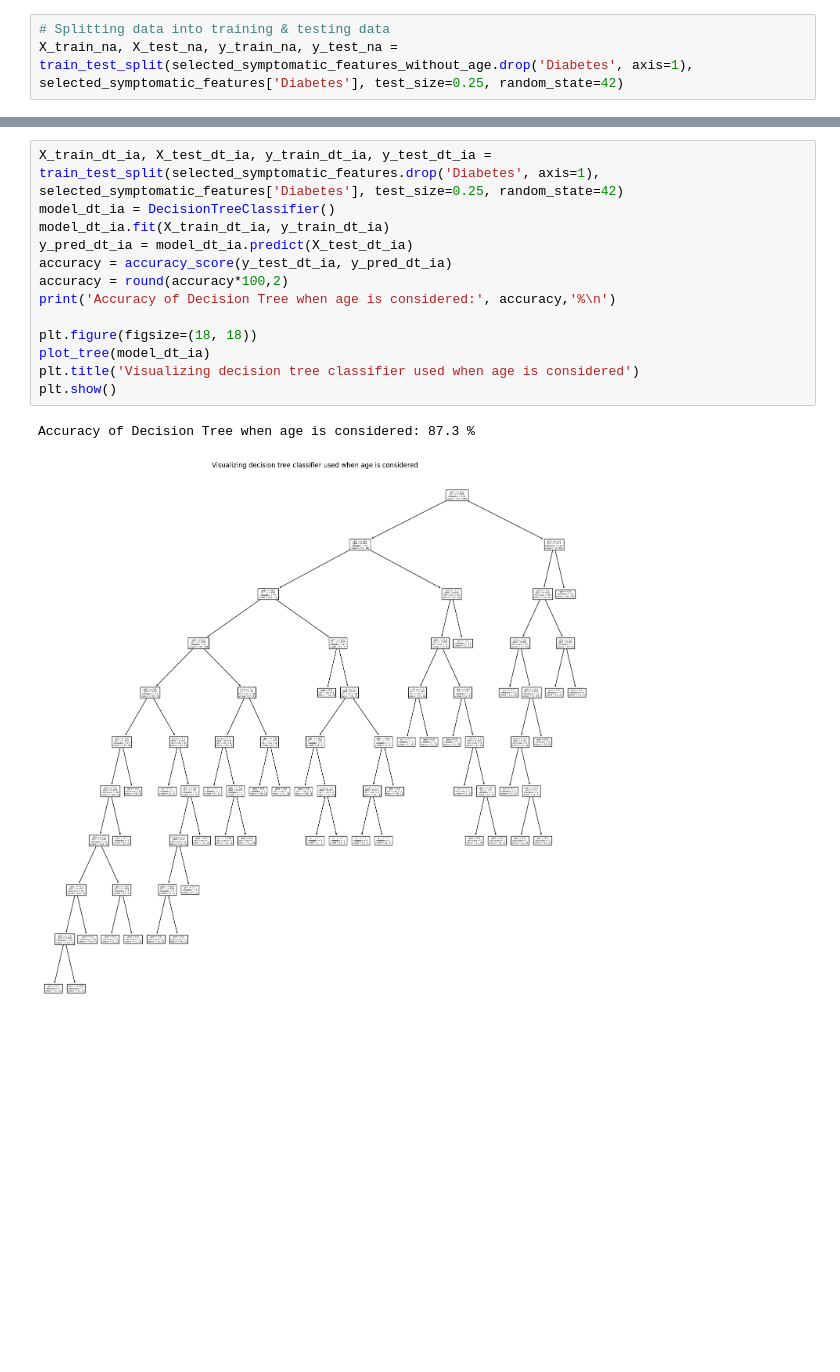
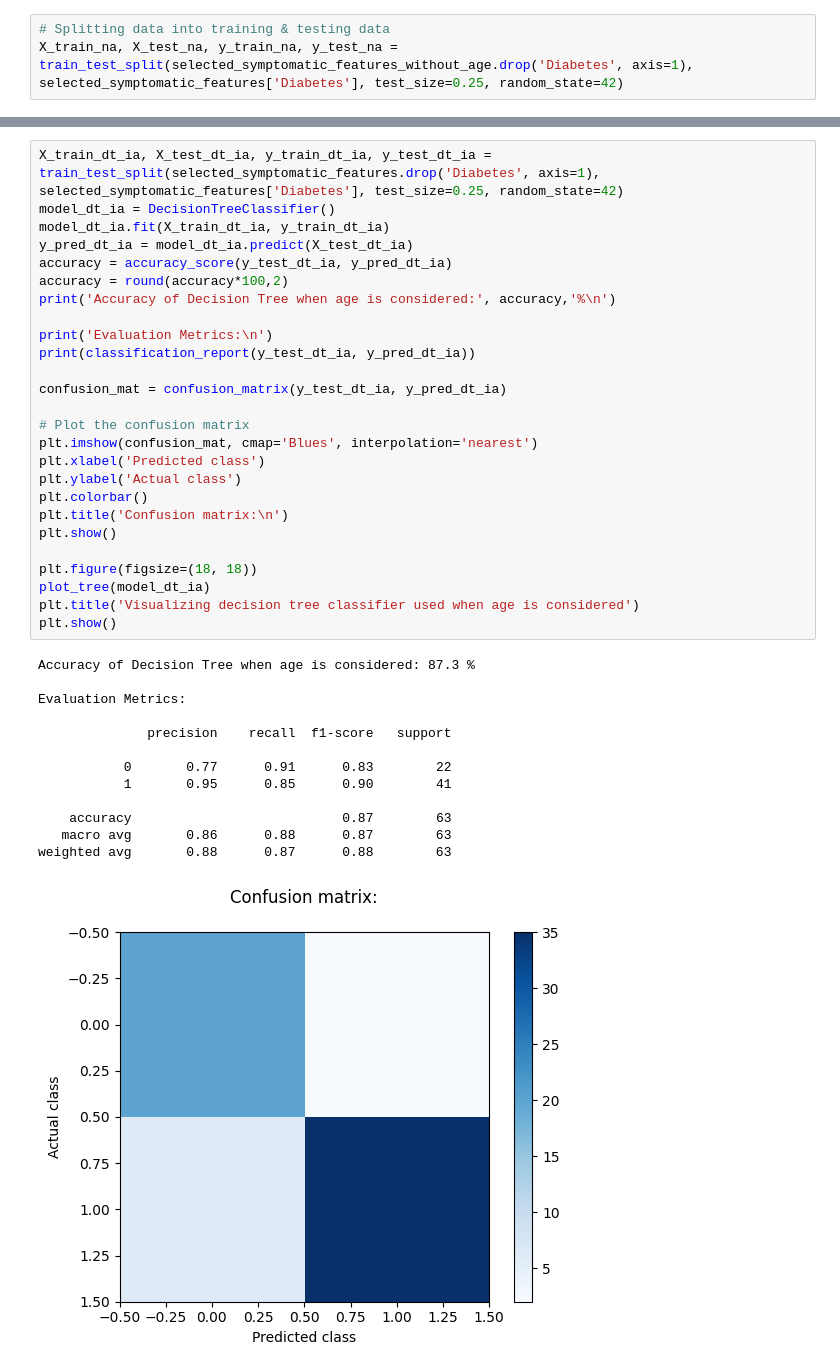
Before and after one commit to pdpavandesai/MergingDiabetesData, a Jupyter notebook: DuttaDatasetAnalysis.ipynb, the cells around one changed output, grey strips where cells are left out. Cells and saved outputs as stored; diff of their text form; blank space fills up the shorter version.

Commit message:
Calculated evaluation metrics for trained models

```diff
--- a/DuttaDatasetAnalysis.ipynb
+++ b/DuttaDatasetAnalysis.ipynb
@@ -663,16 +764,40 @@ Accuracy of SVM when age is not considered: 88.89 %
 # %%
 X_train_dt_ia, X_test_dt_ia, y_train_dt_ia, y_test_dt_ia = train_test_split(selected_symptomatic_features.drop('Diabetes', axis=1), selected_symptomatic_features['Diabetes'], test_size=0.25, random_state=42)
 model_dt_ia = DecisionTreeClassifier()
 model_dt_ia.fit(X_train_dt_ia, y_train_dt_ia)
 y_pred_dt_ia = model_dt_ia.predict(X_test_dt_ia)
 accuracy = accuracy_score(y_test_dt_ia, y_pred_dt_ia)
 accuracy = round(accuracy*100,2)
 print('Accuracy of Decision Tree when age is considered:', accuracy,'%\n')
 
+print('Evaluation Metrics:\n')
+print(classification_report(y_test_dt_ia, y_pred_dt_ia))
+
+confusion_mat = confusion_matrix(y_test_dt_ia, y_pred_dt_ia)
+
+# Plot the confusion matrix
+plt.imshow(confusion_mat, cmap='Blues', interpolation='nearest')
+plt.xlabel('Predicted class')
+plt.ylabel('Actual class')
+plt.colorbar()
+plt.title('Confusion matrix:\n')
+plt.show()
+
 plt.figure(figsize=(18, 18))
 plot_tree(model_dt_ia)
 plt.title('Visualizing decision tree classifier used when age is considered')
 plt.show()
 # %% [output]
 Accuracy of Decision Tree when age is considered: 87.3 %
+
+Evaluation Metrics:
+
+              precision    recall  f1-score   support
+
+           0       0.77      0.91      0.83        22
+           1       0.95      0.85      0.90        41
+
+    accuracy                           0.87        63
+   macro avg       0.86      0.88      0.87        63
+weighted avg       0.88      0.87      0.88        63
-[figure, old version]
+[figure, new version]
```
Also changed, not shown: parts of 10 cells of this notebook.
